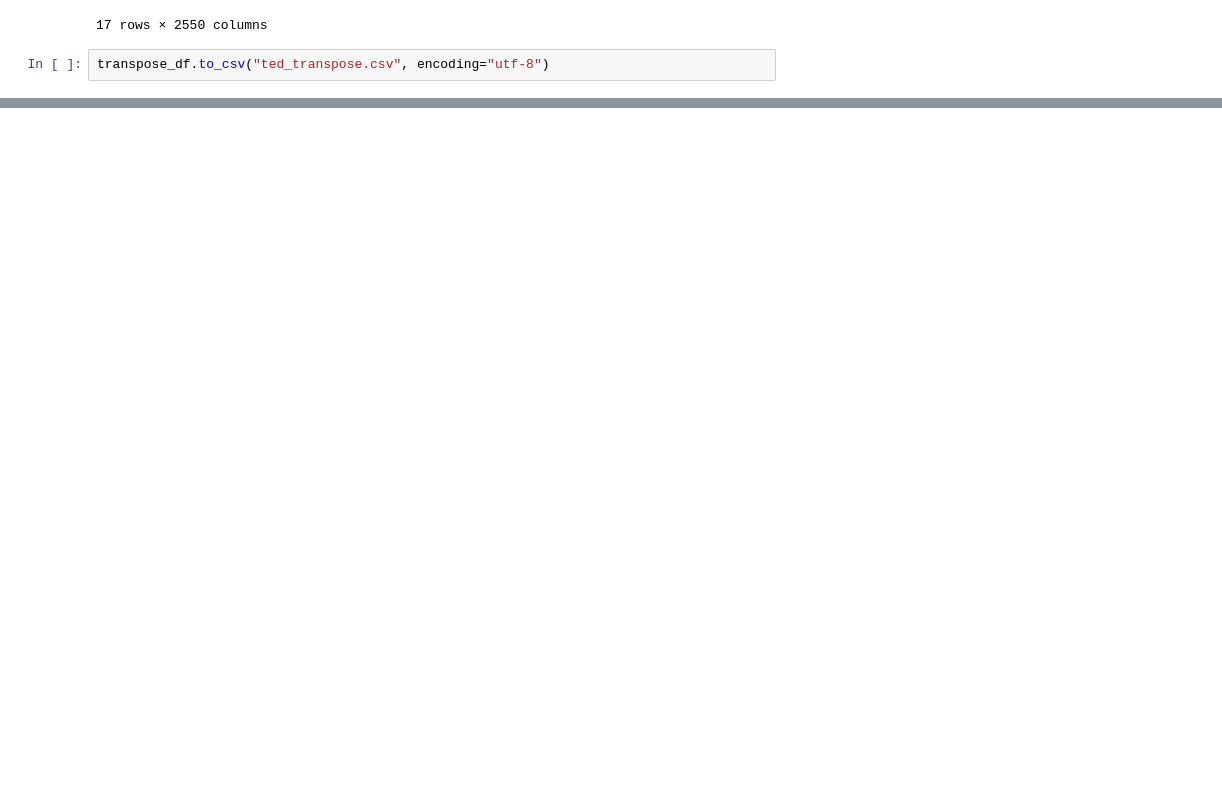
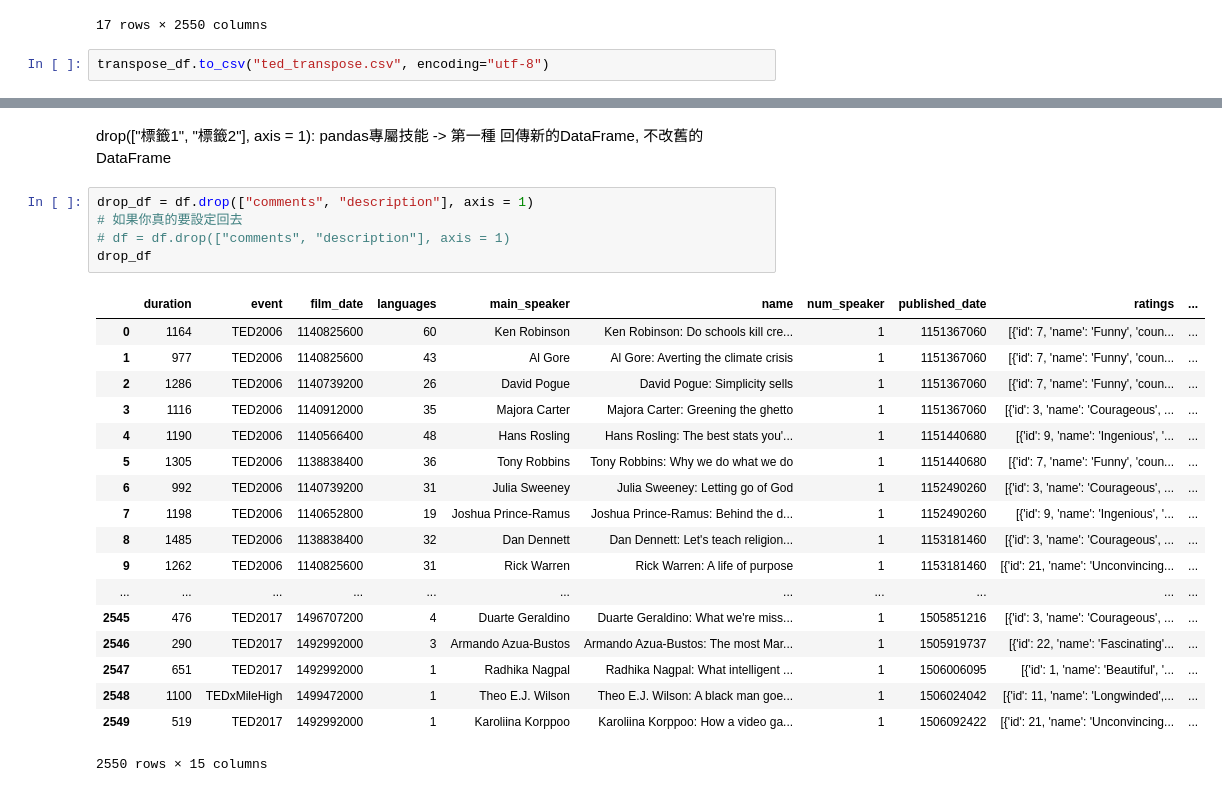
Before and after one commit to Elwing-Chou/crawlerclass_3, a Jupyter notebook: ted.ipynb, the cells around one changed output, grey strips where cells are left out. Drawn from its saved outputs; the diff is of its cells as text; blank space fills up the shorter version.

```diff
--- a/ted.ipynb
+++ b/ted.ipynb
@@ -49,0 +102,26 @@ transpose_df.to_csv("ted_transpose.csv", encoding="utf-8")
+# %% [markdown]
+drop(["標籤1", "標籤2"], axis = 1): pandas專屬技能 -> 第一種 回傳新的DataFrame, 不改舊的DataFrame
+# %%
+drop_df = df.drop(["comments", "description"], axis = 1)
+# 如果你真的要設定回去
+# df = df.drop(["comments", "description"], axis = 1)
+drop_df
+# %% [output]
+|  | duration | event | film_date | languages | main_speaker | name | num_speaker | published_date | ratings | ... |
+| 0 | 1164 | TED2006 | 1140825600 | 60 | Ken Robinson | Ken Robinson: Do schools kill cre... | 1 | 1151367060 | [{'id': 7, 'name': 'Funny', 'coun... | ... |
+| 1 | 977 | TED2006 | 1140825600 | 43 | Al Gore | Al Gore: Averting the climate crisis | 1 | 1151367060 | [{'id': 7, 'name': 'Funny', 'coun... | ... |
+| 2 | 1286 | TED2006 | 1140739200 | 26 | David Pogue | David Pogue: Simplicity sells | 1 | 1151367060 | [{'id': 7, 'name': 'Funny', 'coun... | ... |
+| 3 | 1116 | TED2006 | 1140912000 | 35 | Majora Carter | Majora Carter: Greening the ghetto | 1 | 1151367060 | [{'id': 3, 'name': 'Courageous', ... | ... |
+| 4 | 1190 | TED2006 | 1140566400 | 48 | Hans Rosling | Hans Rosling: The best stats you'... | 1 | 1151440680 | [{'id': 9, 'name': 'Ingenious', '... | ... |
+| 5 | 1305 | TED2006 | 1138838400 | 36 | Tony Robbins | Tony Robbins: Why we do what we do | 1 | 1151440680 | [{'id': 7, 'name': 'Funny', 'coun... | ... |
+| 6 | 992 | TED2006 | 1140739200 | 31 | Julia Sweeney | Julia Sweeney: Letting go of God | 1 | 1152490260 | [{'id': 3, 'name': 'Courageous', ... | ... |
+| 7 | 1198 | TED2006 | 1140652800 | 19 | Joshua Prince-Ramus | Joshua Prince-Ramus: Behind the d... | 1 | 1152490260 | [{'id': 9, 'name': 'Ingenious', '... | ... |
+| 8 | 1485 | TED2006 | 1138838400 | 32 | Dan Dennett | Dan Dennett: Let's teach religion... | 1 | 1153181460 | [{'id': 3, 'name': 'Courageous', ... | ... |
+| 9 | 1262 | TED2006 | 1140825600 | 31 | Rick Warren | Rick Warren: A life of purpose | 1 | 1153181460 | [{'id': 21, 'name': 'Unconvincing... | ... |
+| ... | ... | ... | ... | ... | ... | ... | ... | ... | ... | ... |
+| 2545 | 476 | TED2017 | 1496707200 | 4 | Duarte Geraldino | Duarte Geraldino: What we're miss... | 1 | 1505851216 | [{'id': 3, 'name': 'Courageous', ... | ... |
+| 2546 | 290 | TED2017 | 1492992000 | 3 | Armando Azua-Bustos | Armando Azua-Bustos: The most Mar... | 1 | 1505919737 | [{'id': 22, 'name': 'Fascinating'... | ... |
+| 2547 | 651 | TED2017 | 1492992000 | 1 | Radhika Nagpal | Radhika Nagpal: What intelligent ... | 1 | 1506006095 | [{'id': 1, 'name': 'Beautiful', '... | ... |
+| 2548 | 1100 | TEDxMileHigh | 1499472000 | 1 | Theo E.J. Wilson | Theo E.J. Wilson: A black man goe... | 1 | 1506024042 | [{'id': 11, 'name': 'Longwinded',... | ... |
+| 2549 | 519 | TED2017 | 1492992000 | 1 | Karoliina Korppoo | Karoliina Korppoo: How a video ga... | 1 | 1506092422 | [{'id': 21, 'name': 'Unconvincing... | ... |
+2550 rows × 15 columns
```
Also changed, not shown: parts of 23 cells of this notebook.
